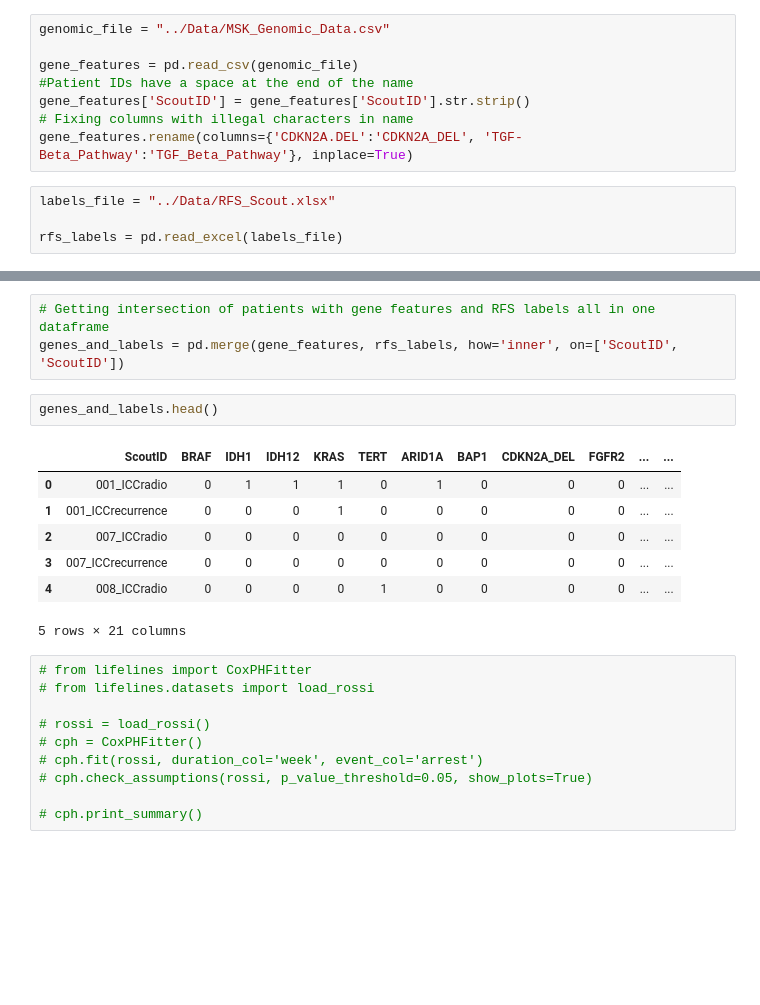
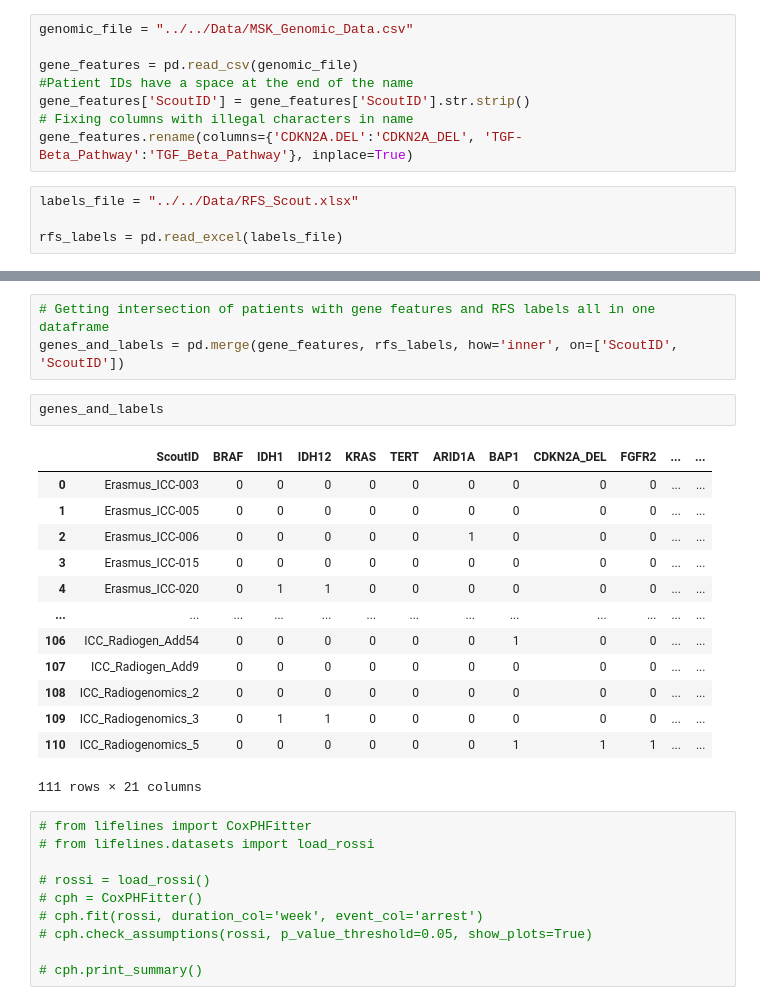
Before and after one commit to strixy16/deep-icc, a Jupyter notebook: data_exploration/explore_genetics.ipynb, the cells around one changed output, grey strips where cells are left out. Drawn from its saved outputs; the diff is of its cells as text; blank space fills up the shorter version.

```diff
--- a/data_exploration/explore_genetics.ipynb
+++ b/data_exploration/explore_genetics.ipynb
@@ -16,5 +14,5 @@ ModuleNotFoundError: No module named 'kerastuner'
 # %%
-genomic_file = "../Data/MSK_Genomic_Data.csv"
+genomic_file = "../../Data/MSK_Genomic_Data.csv"
 
 gene_features = pd.read_csv(genomic_file)
 #Patient IDs have a space at the end of the name
@@ -22,7 +20,7 @@ gene_features['ScoutID'] = gene_features['ScoutID'].str.strip()
 # Fixing columns with illegal characters in name
 gene_features.rename(columns={'CDKN2A.DEL':'CDKN2A_DEL', 'TGF-Beta_Pathway':'TGF_Beta_Pathway'}, inplace=True)
 # %%
-labels_file = "../Data/RFS_Scout.xlsx"
+labels_file = "../../Data/RFS_Scout.xlsx"
 
 rfs_labels = pd.read_excel(labels_file)
 # %%
@@ -46,15 +44,21 @@ rfs_labels.head
 # Getting intersection of patients with gene features and RFS labels all in one dataframe
 genes_and_labels = pd.merge(gene_features, rfs_labels, how='inner', on=['ScoutID', 'ScoutID'])
 # %%
-genes_and_labels.head()
+genes_and_labels
 # %% [output]
 |  | ScoutID | BRAF | IDH1 | IDH12 | KRAS | TERT | ARID1A | BAP1 | CDKN2A_DEL | FGFR2 | ... | ... |
-| 0 | 001_ICCradio | 0 | 1 | 1 | 1 | 0 | 1 | 0 | 0 | 0 | ... | ... |
-| 1 | 001_ICCrecurrence | 0 | 0 | 0 | 1 | 0 | 0 | 0 | 0 | 0 | ... | ... |
-| 2 | 007_ICCradio | 0 | 0 | 0 | 0 | 0 | 0 | 0 | 0 | 0 | ... | ... |
-| 3 | 007_ICCrecurrence | 0 | 0 | 0 | 0 | 0 | 0 | 0 | 0 | 0 | ... | ... |
-| 4 | 008_ICCradio | 0 | 0 | 0 | 0 | 1 | 0 | 0 | 0 | 0 | ... | ... |
+| 0 | Erasmus_ICC-003 | 0 | 0 | 0 | 0 | 0 | 0 | 0 | 0 | 0 | ... | ... |
+| 1 | Erasmus_ICC-005 | 0 | 0 | 0 | 0 | 0 | 0 | 0 | 0 | 0 | ... | ... |
+| 2 | Erasmus_ICC-006 | 0 | 0 | 0 | 0 | 0 | 1 | 0 | 0 | 0 | ... | ... |
+| 3 | Erasmus_ICC-015 | 0 | 0 | 0 | 0 | 0 | 0 | 0 | 0 | 0 | ... | ... |
+| 4 | Erasmus_ICC-020 | 0 | 1 | 1 | 0 | 0 | 0 | 0 | 0 | 0 | ... | ... |
+| ... | ... | ... | ... | ... | ... | ... | ... | ... | ... | ... | ... | ... |
+| 106 | ICC_Radiogen_Add54 | 0 | 0 | 0 | 0 | 0 | 0 | 1 | 0 | 0 | ... | ... |
+| 107 | ICC_Radiogen_Add9 | 0 | 0 | 0 | 0 | 0 | 0 | 0 | 0 | 0 | ... | ... |
+| 108 | ICC_Radiogenomics_2 | 0 | 0 | 0 | 0 | 0 | 0 | 0 | 0 | 0 | ... | ... |
+| 109 | ICC_Radiogenomics_3 | 0 | 1 | 1 | 0 | 0 | 0 | 0 | 0 | 0 | ... | ... |
+| 110 | ICC_Radiogenomics_5 | 0 | 0 | 0 | 0 | 0 | 0 | 1 | 1 | 1 | ... | ... |
-5 rows × 21 columns
+111 rows × 21 columns
 # %%
 # from lifelines import CoxPHFitter
 # from lifelines.datasets import load_rossi
```
Also changed, not shown: parts of 5 cells of this notebook.
